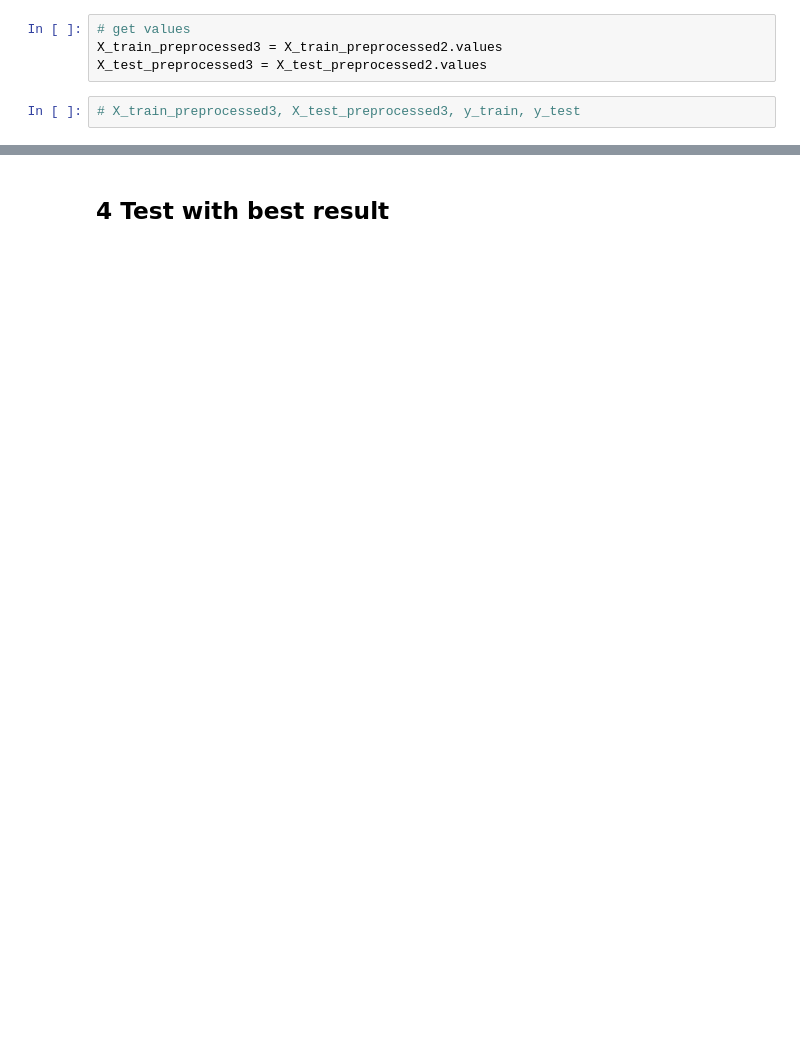
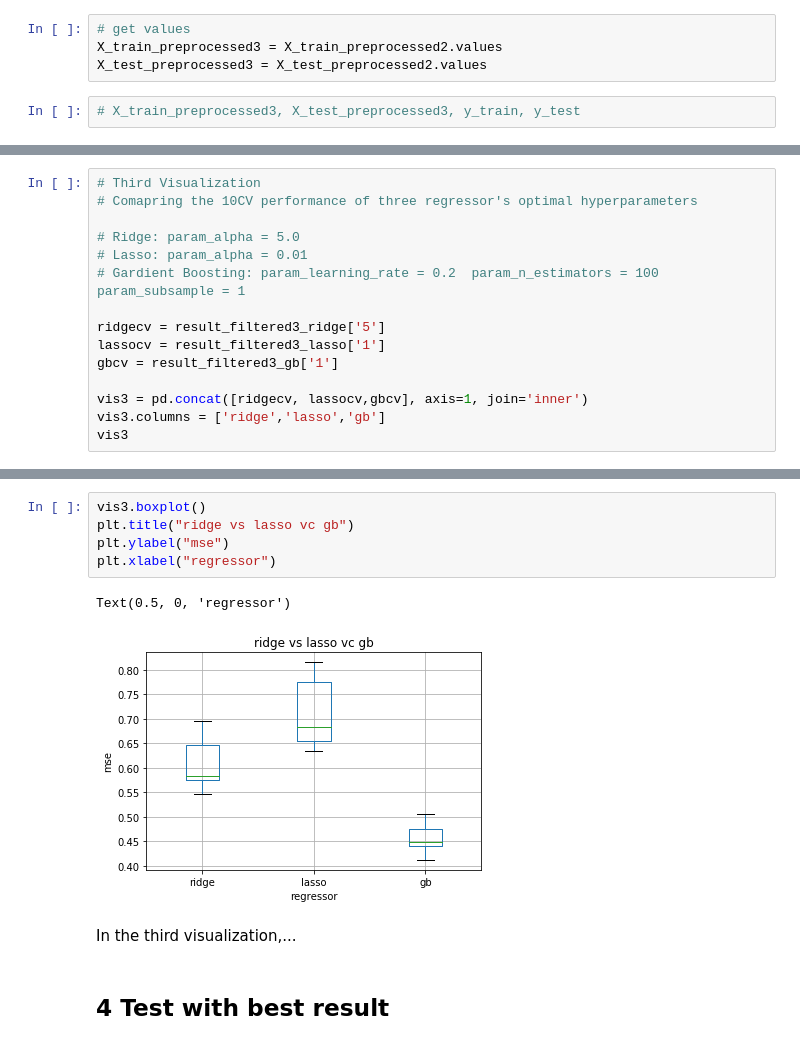
Before and after one commit to qinyuuu/Data-Visualization, a Jupyter notebook: Real-world Data Science.ipynb, the cells around one changed output, grey strips where cells are left out. Drawn from its saved outputs; the diff is of its cells as text; blank space fills up the shorter version.

```diff
--- a/Real-world Data Science.ipynb
+++ b/Real-world Data Science.ipynb
@@ -290,0 +400,15 @@ clf.score(X_test_preprocessed3,y_test)
+# %%
+# Third Visualization
+# Comapring the 10CV performance of three regressor's optimal hyperparameters
+
+# Ridge: param_alpha = 5.0
+# Lasso: param_alpha = 0.01
+# Gardient Boosting: param_learning_rate = 0.2  param_n_estimators = 100  param_subsample = 1
+
+ridgecv = result_filtered3_ridge['5']
+lassocv = result_filtered3_lasso['1']
+gbcv = result_filtered3_gb['1']
+
+vis3 = pd.concat([ridgecv, lassocv,gbcv], axis=1, join='inner')
+vis3.columns = ['ridge','lasso','gb']
+vis3
@@ -291,2 +427,12 @@ clf.score(X_test_preprocessed3,y_test)
+# %%
+vis3.boxplot()
+plt.title("ridge vs lasso vc gb")
+plt.ylabel("mse")
+plt.xlabel("regressor")
+# %% [output]
+Text(0.5, 0, 'regressor')
+[figure, added]
+# %% [markdown]
+In the third visualization,...
 # %% [markdown]
 ## 4 Test with best result
```
Also changed, not shown: parts of 25 cells of this notebook.
